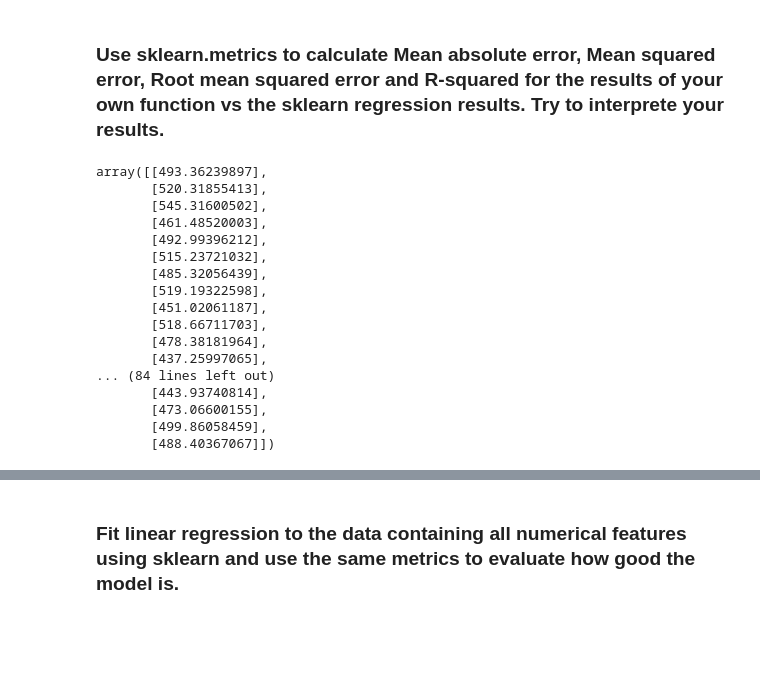
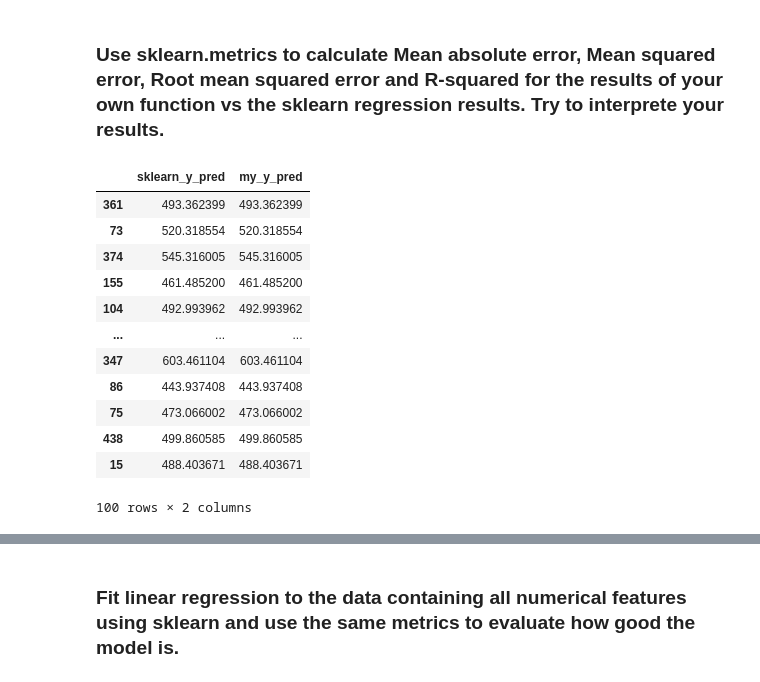
Before and after one commit to Rubenssio/ACA-ML0-Course, a Jupyter notebook: ML_Lessons/Homework_2/Linear_regression_practical_homework.ipynb, the cells around one changed output, grey strips where cells are left out. Saved outputs shown, nothing was run; the diff lists cells and outputs as text; code cells hidden in the pictures; blank space fills up the shorter version.

```diff
--- a/ML_Lessons/Homework_2/Linear_regression_practical_homework.ipynb
+++ b/ML_Lessons/Homework_2/Linear_regression_practical_homework.ipynb
@@ -200,3 +219,4 @@ coef, intercept
 # %%
-plot_fitted_line(intercept[0], coef[0][0], xTest, yTest, (xTest.columns[0], yTest.columns[0]))
+print('Graph from the values of sklearn')
+plot_fitted_line(regr.intercept_[0], regr.coef_[0][0], xTest, yTest, (xTest.columns[0], yTest.columns[0]))
 # %% [output]
@@ -203 +224,4 @@ plot_fitted_line(intercept[0], coef[0][0], xTest, yTest, (xTest.columns[0], yTes
 [figure]
+# %%
+print('Graph from the values of my function')
+plot_fitted_line(my_intercept, my_coef, xTest, yTest, (xTest.columns[0], yTest.columns[0]))
@@ -206,25 +233,27 @@ plot_fitted_line(intercept[0], coef[0][0], xTest, yTest, (xTest.columns[0], yTes
 # %%
 from sklearn.metrics import mean_squared_error, mean_absolute_error, r2_score
 # %%
-y_pred = result.predict(xTest)
+sklearn_y_pred = regr.predict(xTest)
-# %%
-y_pred
-# %% [output]
-array([[493.36239897],
-       [520.31855413],
-       [545.31600502],
-       [461.48520003],
-       [492.99396212],
-       [515.23721032],
-       [485.32056439],
-       [519.19322598],
-       [451.02061187],
-       [518.66711703],
-       [478.38181964],
-       [437.25997065],
-... (84 lines left out)
-       [443.93740814],
-       [473.06600155],
-       [499.86058459],
-       [488.40367067]])
+# %%
+my_y_pred = xTest.values
+my_y_pred = my_y_pred * my_coef + my_intercept
+# %%
+compare = pd.DataFrame(sklearn_y_pred, index= xTest.index.values)
+compare[1] = my_y_pred
+compare.columns = ['sklearn_y_pred', 'my_y_pred']
+compare
+# %% [output]
+|  | sklearn_y_pred | my_y_pred |
+| 361 | 493.362399 | 493.362399 |
+| 73 | 520.318554 | 520.318554 |
+| 374 | 545.316005 | 545.316005 |
+| 155 | 461.485200 | 461.485200 |
+| 104 | 492.993962 | 492.993962 |
+| ... | ... | ... |
+| 347 | 603.461104 | 603.461104 |
+| 86 | 443.937408 | 443.937408 |
+| 75 | 473.066002 | 473.066002 |
+| 438 | 499.860585 | 499.860585 |
+| 15 | 488.403671 | 488.403671 |
+100 rows × 2 columns
 # %%
```
Also changed, not shown: parts of 13 cells of this notebook.
